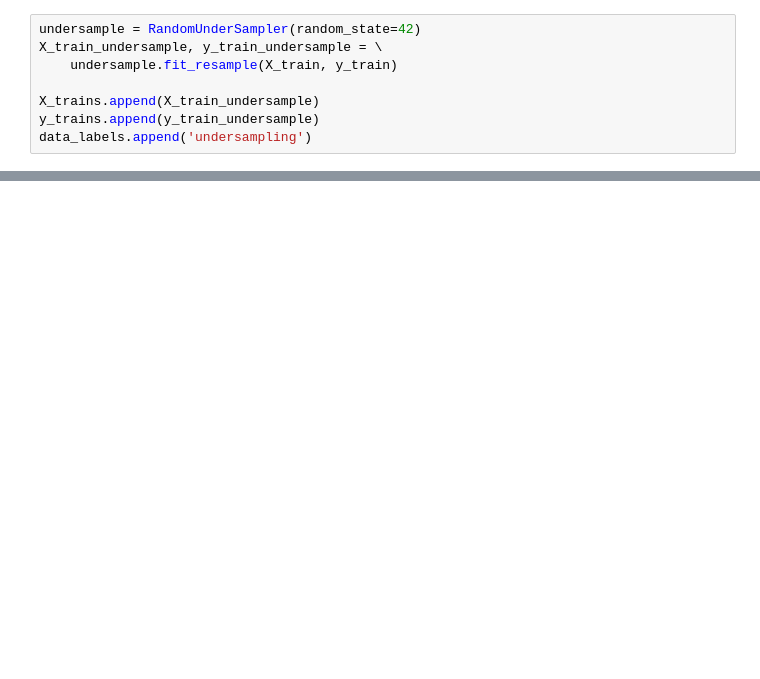
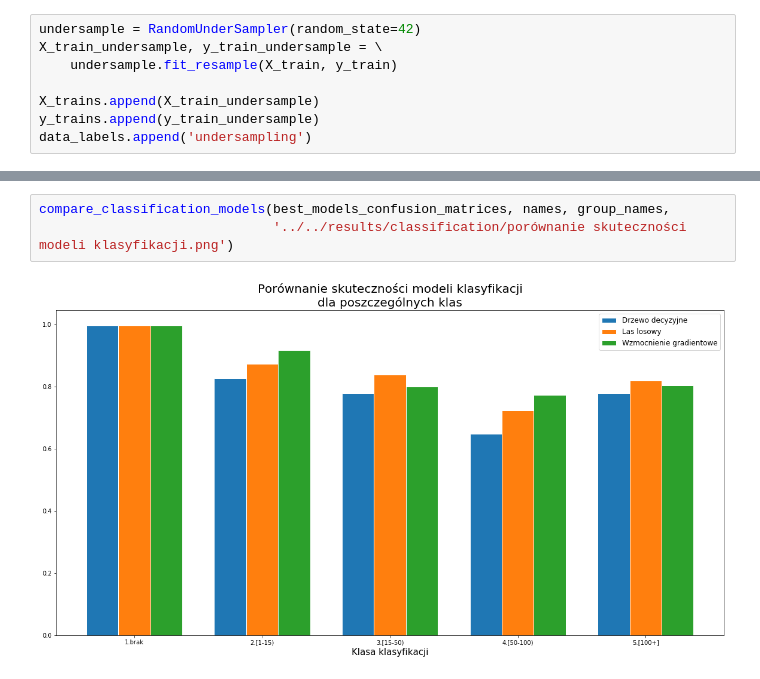
Before and after one commit to DuDiiC/engineering-thesis, a Jupyter notebook: notebooks/03_learning/classification.ipynb, the cells around one changed output, grey strips where cells are left out. Cells and saved outputs as stored; diff of their text form; blank space fills up the shorter version.

```diff
--- a/notebooks/03_learning/classification.ipynb
+++ b/notebooks/03_learning/classification.ipynb
@@ -223,0 +216,5 @@ Drzewo decyzyjne
+# %%
+compare_classification_models(best_models_confusion_matrices, names, group_names,
+                              '../../results/classification/porównanie skuteczności modeli klasyfikacji.png')
+# %% [output]
+[figure, added]
```
Also changed, not shown: parts of 20 cells of this notebook.
